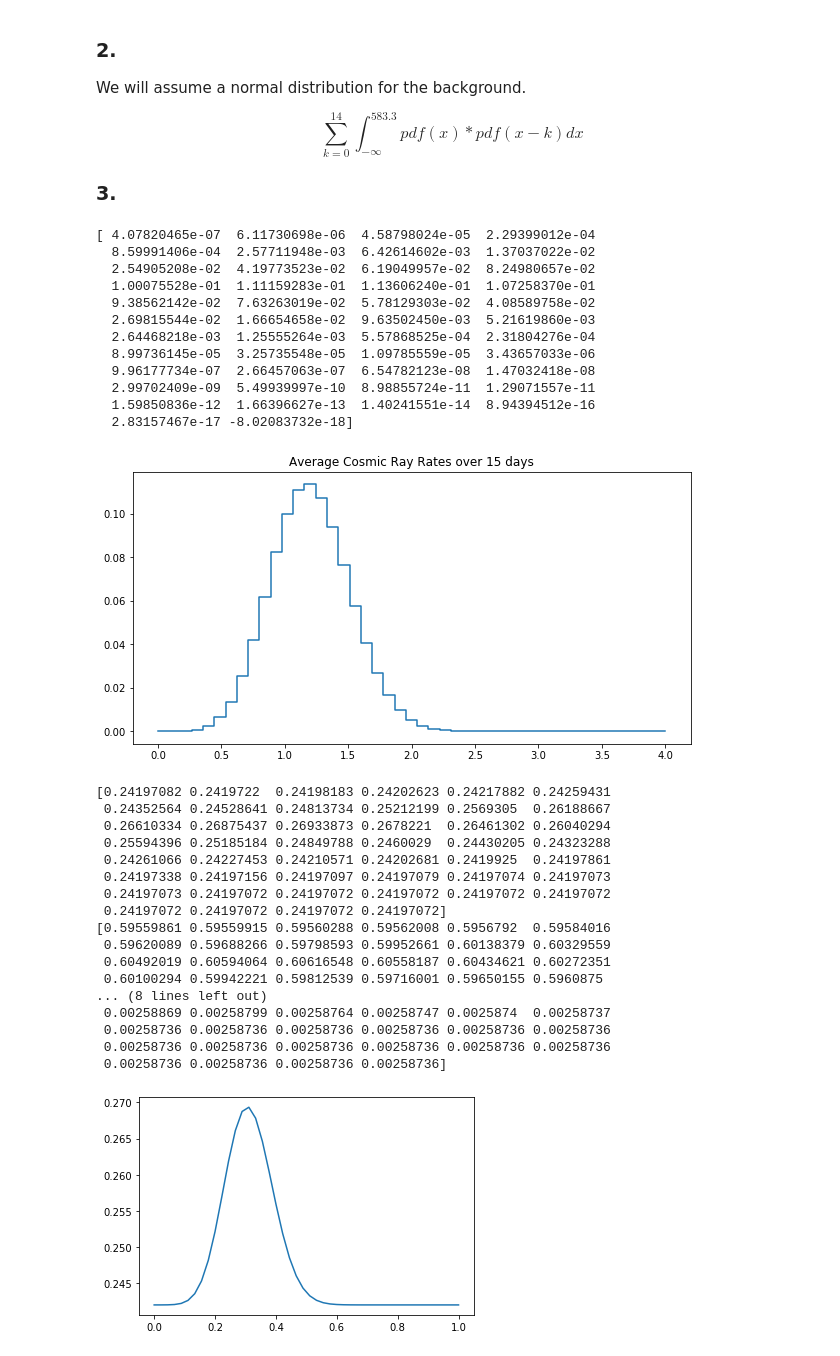
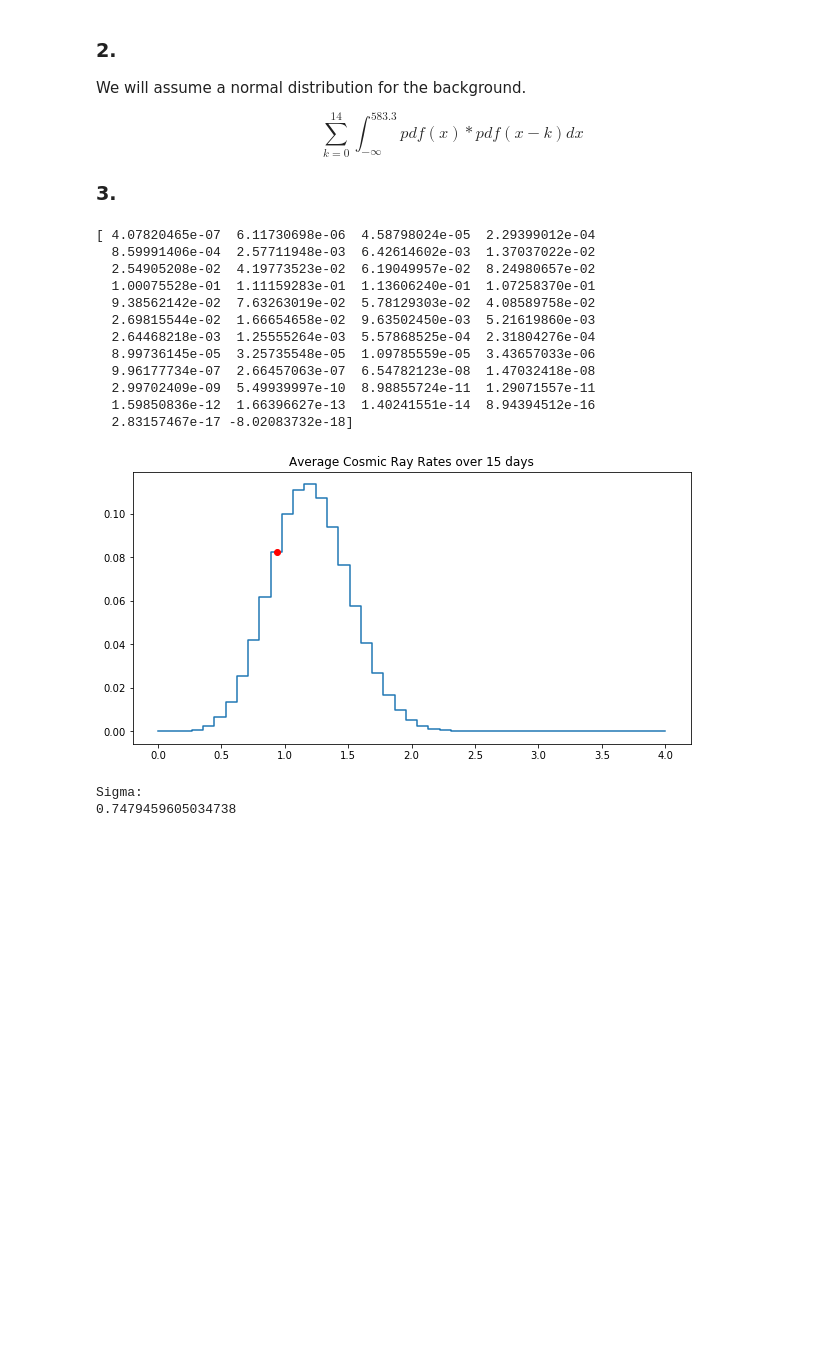
Before and after one commit to JeffreyGao117/Statistics-Higgs-Search, a Jupyter notebook: Lab3.ipynb, the cells around one changed output. Cells and saved outputs as stored; diff of their text form; code cells hidden in the pictures; blank space fills up the shorter version.

```diff
--- a/Lab3.ipynb
+++ b/Lab3.ipynb
@@ -218,56 +218,50 @@ fig3, ax1 = plt.subplots(1,1,figsize=(10,5))
 # 1 - cdf of ppf
 
 # Numerical:
 xlin = np.arange(stats.poisson.ppf(0.01, 1),
               stats.poisson.ppf(0.99, 1))
 out = stats.poisson.pmf(xlin, 1)
 out = out/np.sum(out)
 in2 = out
 for n in range(0,14):
     out = signal.fftconvolve(out, in2)
 print(out)
 ax1.step(np.linspace(stats.poisson.ppf(0.01, 1), stats.poisson.ppf(0.99, 1), len(out)), out)
 ax1.set_title("Average Cosmic Ray Rates over 15 days")
+ax1.plot(0.94,0.0825,'ro')
+step = (0.99-0.01)/len(out)
 plt.show()
 
+# Integral of convolution
+sum = 0
+for n in range(0,12):
+    sum += (draw[n]*step)
+
+print("\nSigma:")
+print(1-stats.norm.ppf(sum, 1))
+
+
+
 # Normal of convolution
-plt.plot(np.linspace(0, 1, len(out)), stats.norm.pdf(out, 1))
+# plt.plot(np.linspace(0, 1, len(out)), stats.norm.pdf(out, 1))
 
-temp1 = stats.norm.pdf(out, 1)
-print(temp1)
-temp2 = stats.norm.cdf(temp1)
-print(temp2)
-prob = 1 - stats.poisson.cdf(5, 1)
-print(stats.norm.ppf(temp2, 1-(prob/15))/480)
+# draw = np.random.choice(np.linspace(0,3,len(out)), 1000, p=np.abs(out))
+# plt.hist(draw, 23);
+# print(np.mean(draw), np.std(draw))
+# print(stats.norm.ppf(0.111159, 1))
 # %% [output]
 [ 4.07820465e-07  6.11730698e-06  4.58798024e-05  2.29399012e-04
   8.59991406e-04  2.57711948e-03  6.42614602e-03  1.37037022e-02
   2.54905208e-02  4.19773523e-02  6.19049957e-02  8.24980657e-02
   1.00075528e-01  1.11159283e-01  1.13606240e-01  1.07258370e-01
   9.38562142e-02  7.63263019e-02  5.78129303e-02  4.08589758e-02
   2.69815544e-02  1.66654658e-02  9.63502450e-03  5.21619860e-03
   2.64468218e-03  1.25555264e-03  5.57868525e-04  2.31804276e-04
   8.99736145e-05  3.25735548e-05  1.09785559e-05  3.43657033e-06
   9.96177734e-07  2.66457063e-07  6.54782123e-08  1.47032418e-08
   2.99702409e-09  5.49939997e-10  8.98855724e-11  1.29071557e-11
   1.59850836e-12  1.66396627e-13  1.40241551e-14  8.94394512e-16
   2.83157467e-17 -8.02083732e-18]
-[figure, old version]
+[figure, new version]
-[0.24197082 0.2419722  0.24198183 0.24202623 0.24217882 0.24259431
- 0.24352564 0.24528641 0.24813734 0.25212199 0.2569305  0.26188667
- 0.26610334 0.26875437 0.26933873 0.2678221  0.26461302 0.26040294
- 0.25594396 0.25185184 0.24849788 0.2460029  0.24430205 0.24323288
- 0.24261066 0.24227453 0.24210571 0.24202681 0.2419925  0.24197861
- 0.24197338 0.24197156 0.24197097 0.24197079 0.24197074 0.24197073
- 0.24197073 0.24197072 0.24197072 0.24197072 0.24197072 0.24197072
- 0.24197072 0.24197072 0.24197072 0.24197072]
-[0.59559861 0.59559915 0.59560288 0.59562008 0.5956792  0.59584016
- 0.59620089 0.59688266 0.59798593 0.59952661 0.60138379 0.60329559
- 0.60492019 0.60594064 0.60616548 0.60558187 0.60434621 0.60272351
- 0.60100294 0.59942221 0.59812539 0.59716001 0.59650155 0.5960875
-... (8 lines left out)
- 0.00258869 0.00258799 0.00258764 0.00258747 0.0025874  0.00258737
- 0.00258736 0.00258736 0.00258736 0.00258736 0.00258736 0.00258736
- 0.00258736 0.00258736 0.00258736 0.00258736 0.00258736 0.00258736
- 0.00258736 0.00258736 0.00258736 0.00258736]
+Sigma:
+0.7479459605034738
-[figure, removed]
```
Also changed, not shown: parts of 1 cell of this notebook.
